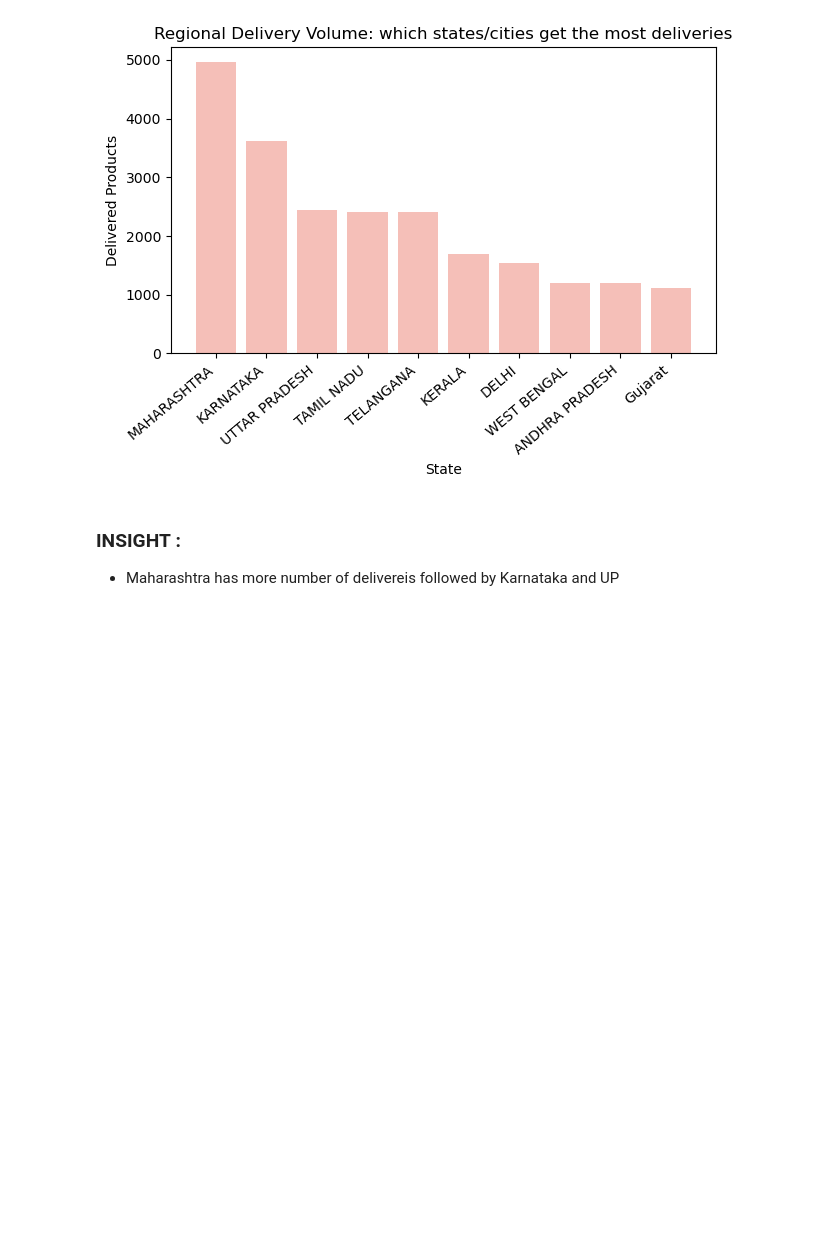
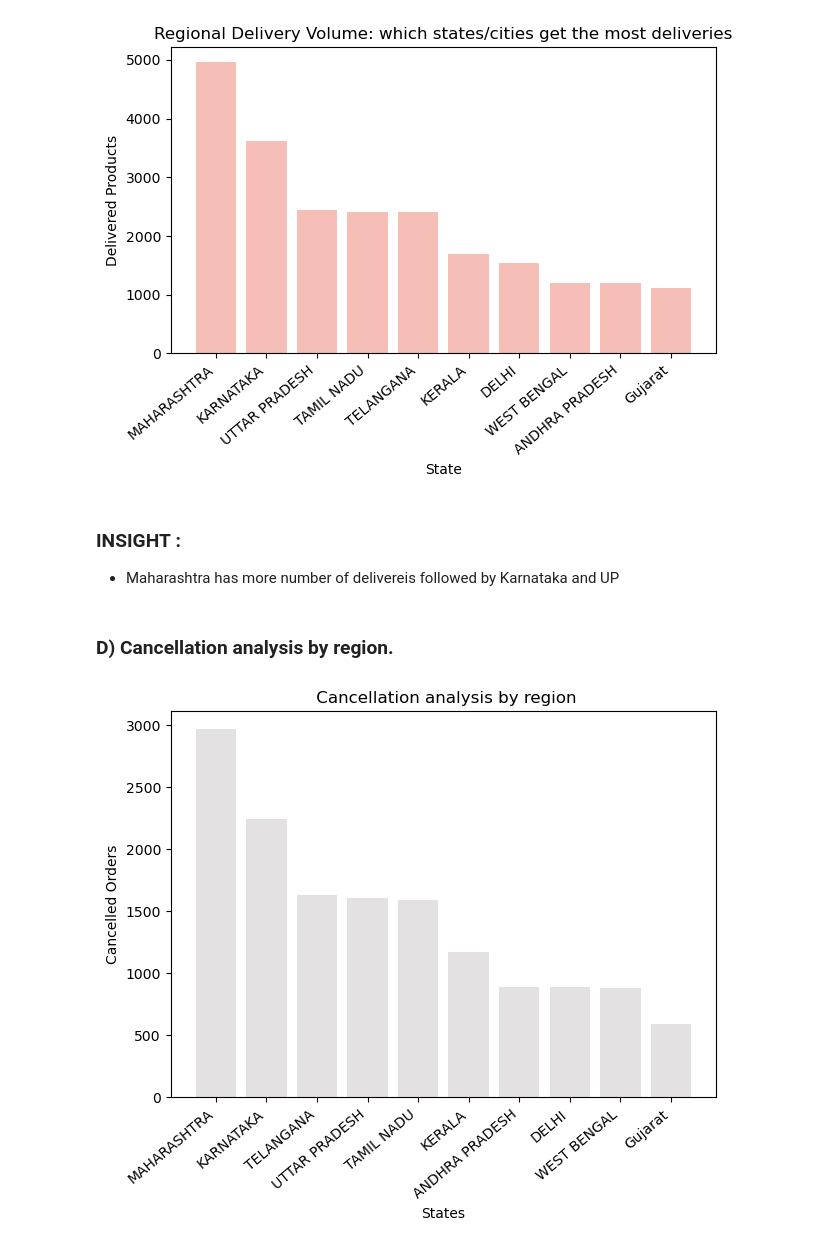
Before and after one commit to sayali-devkar/amazon-sales-analysis, a Jupyter notebook: notebooks/amazon_sales_analysis.ipynb, the cells around one changed output. Drawn from its saved outputs; the diff is of its cells as text; code cells hidden in the pictures; blank space fills up the shorter version.

Commit message:
Add Q4: cancellation analysis by region (raw count vs rate, with sample-size correction)

```diff
--- a/notebooks/amazon_sales_analysis.ipynb
+++ b/notebooks/amazon_sales_analysis.ipynb
@@ -395,3 +395,19 @@ plt.show()
 # %% [markdown]
 ### **INSIGHT** :
 - Maharashtra has more number of delivereis followed by Karnataka and UP
+# %% [markdown]
+### **D) Cancellation analysis by region.**
+# %%
+status_where = df[df["Status"] == "Cancelled"]
+state_cancellations = status_where.groupby("ship-state").size()
+state_cancellations = state_cancellations.sort_values(ascending=False)
+top_cancelled_states = state_cancellations.head(10)
+plt.bar(top_cancelled_states.index , top_cancelled_states.values , color = '#E3E1E1')
+plt.xlabel("States")
+plt.ylabel("Cancelled Orders")
+plt.title(" Cancellation analysis by region")
+plt.tight_layout()
+plt.xticks(rotation = 40 , ha = 'right')
+plt.show()
+# %% [output]
+[figure, added]
```
Also changed, not shown: parts of 8 cells of this notebook.
